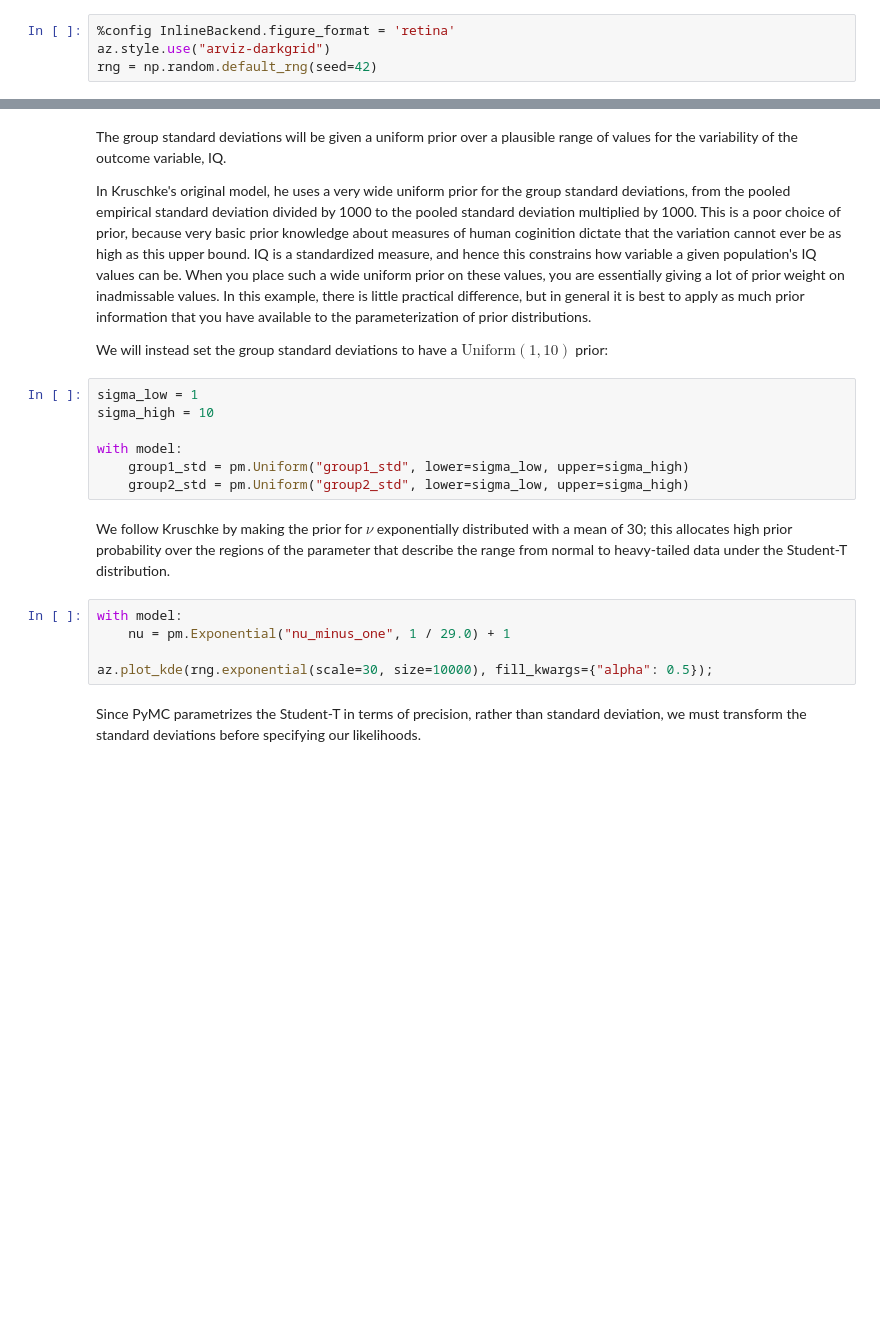
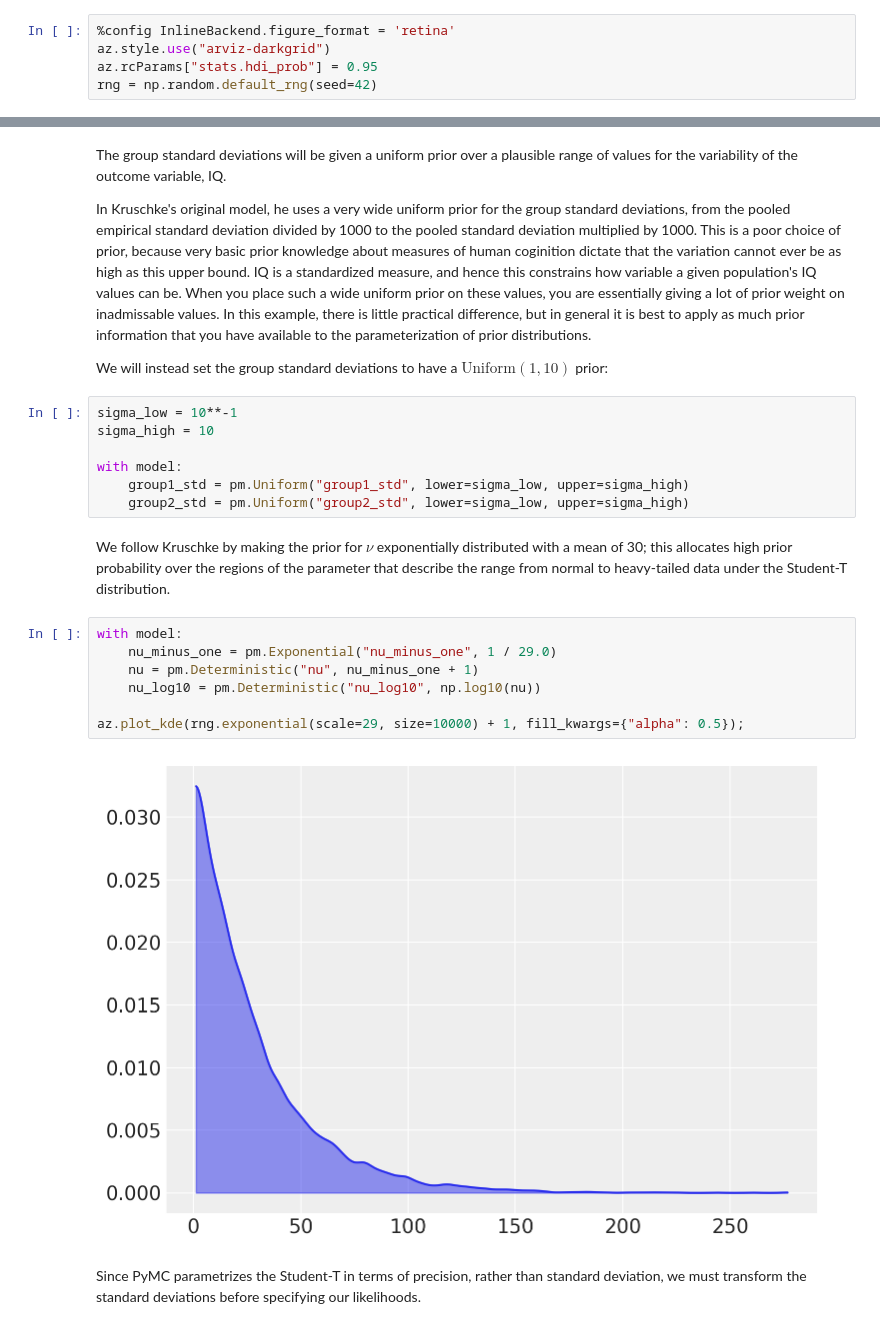
Before and after one commit to hyosubkim/bayes-toolbox, a Jupyter notebook: notebooks/BEST.ipynb, the cells around one changed output, grey strips where cells are left out. Drawn from its saved outputs; the diff is of its cells as text; blank space fills up the shorter version.

```diff
--- a/notebooks/BEST.ipynb
+++ b/notebooks/BEST.ipynb
@@ -21,4 +32,5 @@ ModuleNotFoundError: No module named 'pymc3'
 # %%
 %config InlineBackend.figure_format = 'retina'
 az.style.use("arviz-darkgrid")
+az.rcParams["stats.hdi_prob"] = 0.95
 rng = np.random.default_rng(seed=42)
@@ -87,7 +107,7 @@ In Kruschke's original model, he uses a very wide uniform prior for the group st
 
 We will instead set the group standard deviations to have a $\text{Uniform}(1,10)$ prior:
 # %%
-sigma_low = 1
+sigma_low = 10**-1
 sigma_high = 10
 
 with model:
@@ -97,9 +117,13 @@ with model:
 We follow Kruschke by making the prior for $\nu$ exponentially distributed with a mean of 30; this allocates high prior probability over the regions of the parameter that describe the range from normal to heavy-tailed data under the Student-T distribution.
 # %%
 with model:
-    nu = pm.Exponential("nu_minus_one", 1 / 29.0) + 1
+    nu_minus_one = pm.Exponential("nu_minus_one", 1 / 29.0)
+    nu = pm.Deterministic("nu", nu_minus_one + 1)
+    nu_log10 = pm.Deterministic("nu_log10", np.log10(nu))
 
-az.plot_kde(rng.exponential(scale=30, size=10000), fill_kwargs={"alpha": 0.5});
+az.plot_kde(rng.exponential(scale=29, size=10000) + 1, fill_kwargs={"alpha": 0.5});
+# %% [output]
+[figure, added]
 # %% [markdown]
 Since PyMC parametrizes the Student-T in terms of precision, rather than standard deviation, we must transform the standard deviations before specifying our likelihoods.
 # %%
```
Also changed, not shown: parts of 24 cells of this notebook, 24 other files.
